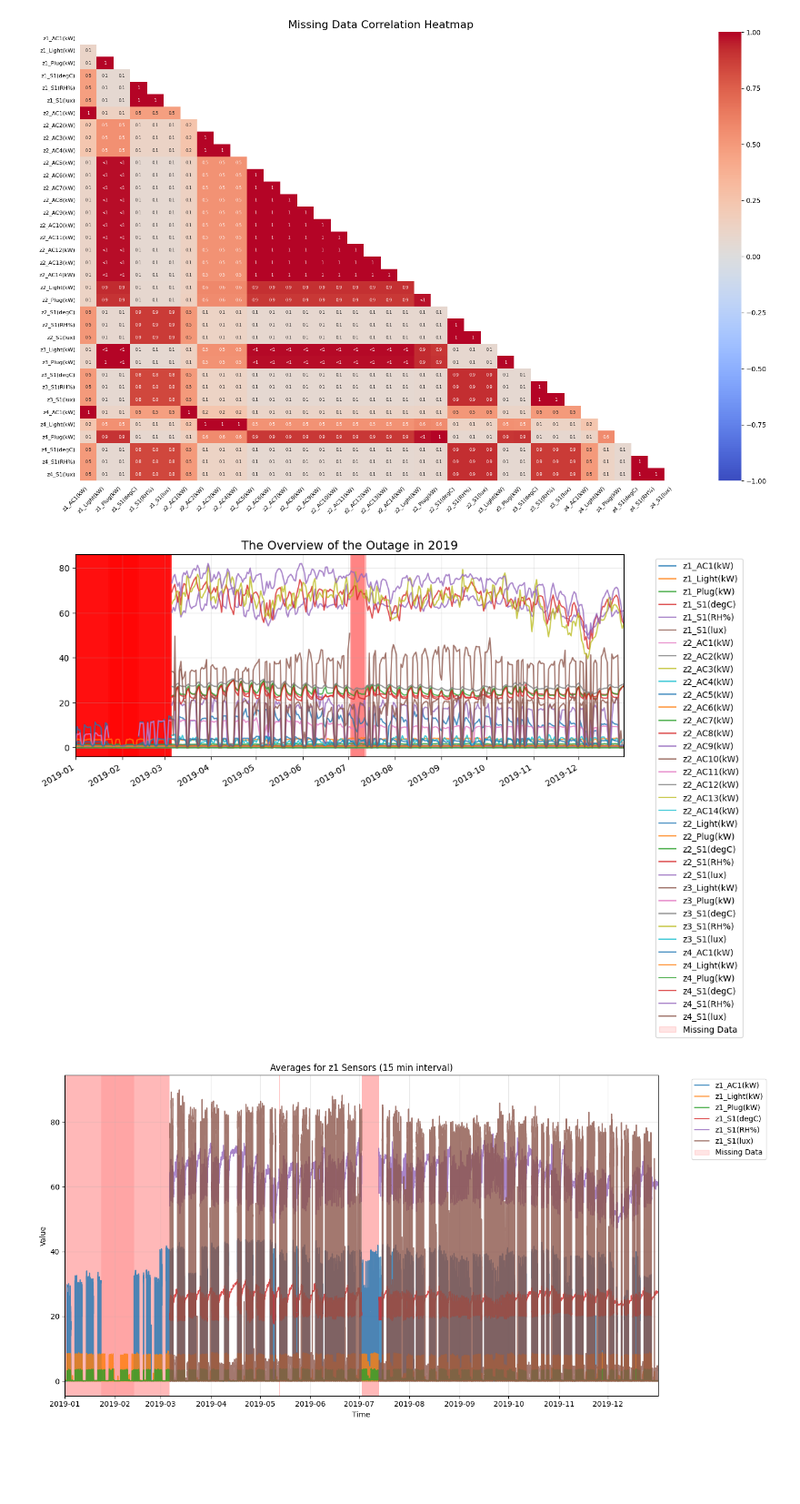
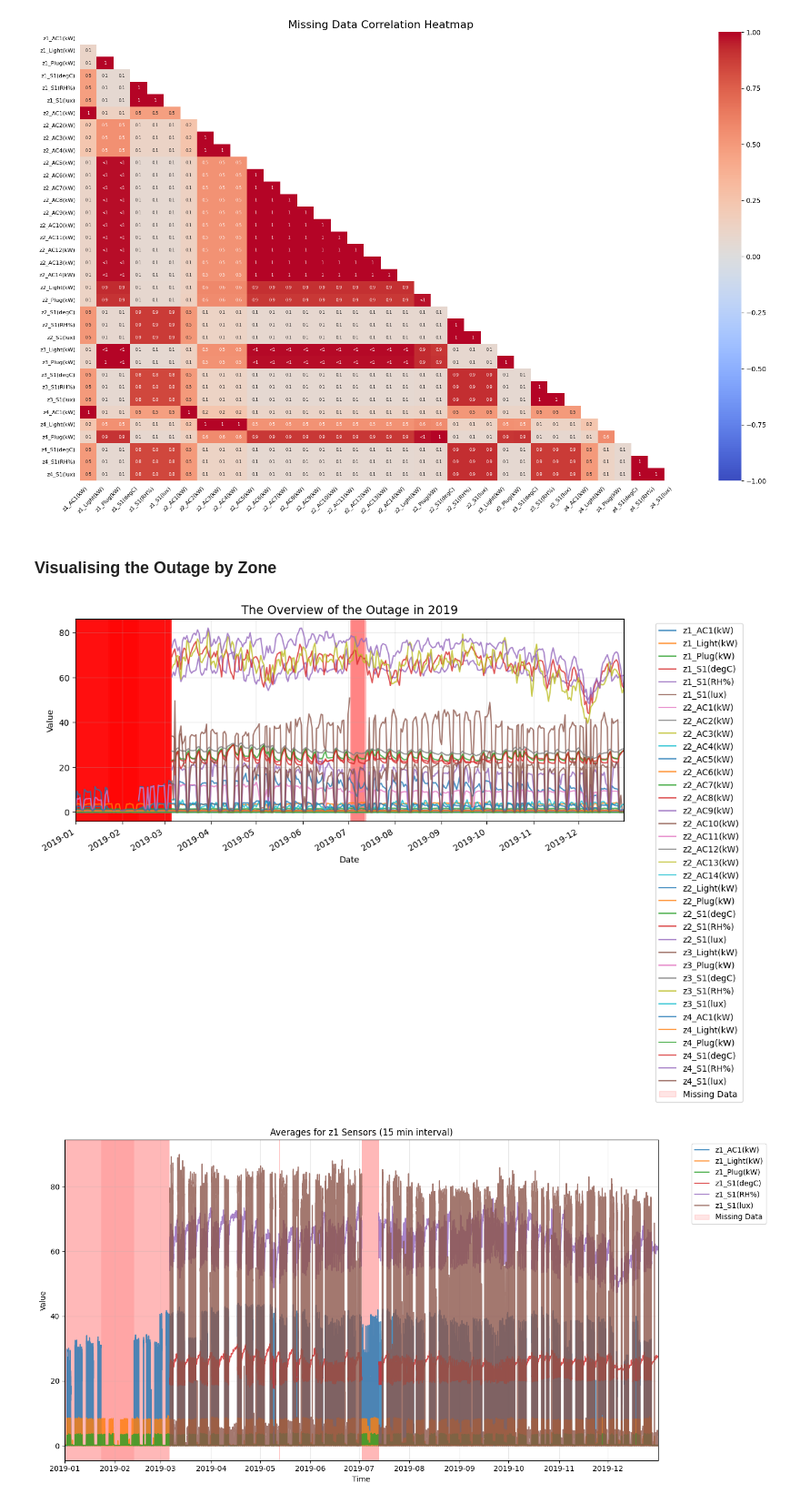
Before and after one commit to iceyisaak/smart-building, a Jupyter notebook: smart-building-project.ipynb, the cells around one changed output. Shown at 91% size. Cells and saved outputs as stored; diff of their text form; code cells hidden in the pictures; blank space fills up the shorter version.

```diff
--- a/smart-building-project.ipynb
+++ b/smart-building-project.ipynb
@@ -495,6 +494,8 @@ plt.show()
 # 5. Temp(degC), humidity(RH%), and luminance(lux) are highly correlated across all zones: Probably using the same pipeline
 #
 #
+# %% [markdown]
+### Visualising the Outage by Zone
 # %%
 # Visualising the outage across different zones to explore
 # general atmosphere in each zone and how the outage might affect it
@@ -514,36 +515,36 @@ for col in df.columns:
     # Find missing data (NaN values)
     missing = resampled_data[col].isna()
 
     # Highlight missing periods with vertical bars
     missing_periods = np.where(missing)[0]
     for i in missing_periods:
         plt.axvspan(
             resampled_data.index[i] - pd.Timedelta('1D'),  # Start of gap
             resampled_data.index[i] + pd.Timedelta('1D'),  # End of gap
             color='red', alpha=0.1, lw=0  # Semi-transparent red
         )
 
 # Customize plot
 plt.title('The Overview of the Outage in 2019', fontsize=14)
-# plt.xlabel(xlabel, fontsize=12)
-# plt.ylabel(ylabel, fontsize=12)
+plt.ylabel("Value")
+plt.xlabel("Date")
 plt.grid(True, alpha=0.3)
 
 # Set x-axis limits to start at January 1st
 plt.xlim([pd.Timestamp('2019-01-01'), resampled_data.index.max()])
 
 # Add legend entry for missing data (proxy artist)
 plt.axvspan(0, 0, color='red', alpha=0.1, label='Missing Data')
 
 # Move legend outside
 plt.legend(bbox_to_anchor=(1.05, 1), loc='upper left', fontsize=10)
 
 # Improve x-axis for time series
 plt.gcf().autofmt_xdate()
 plt.tight_layout(rect=[0, 0, 0.85, 1])
 plt.show()
 # %% [output]
-[figure, old version]
+[figure, new version]
 # %%
 def plot_outage_by_zone(zone):
     """
```
Also changed, not shown: parts of 38 cells of this notebook.
